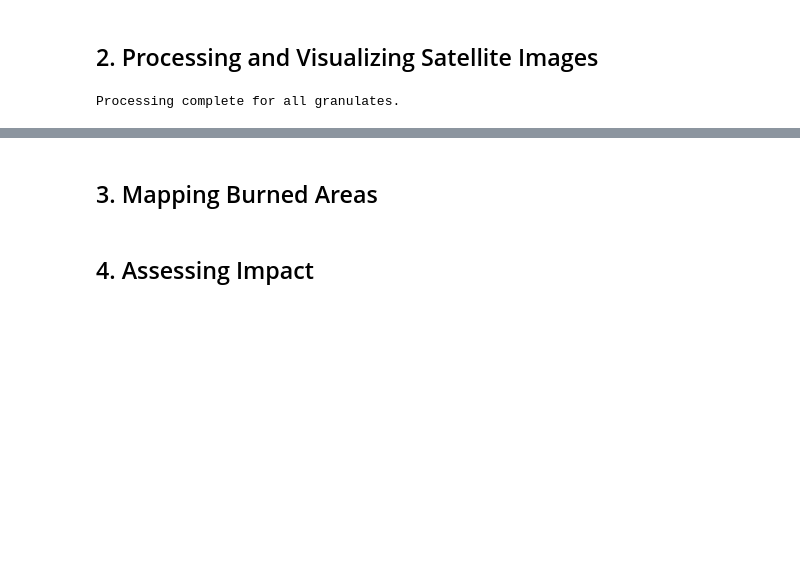
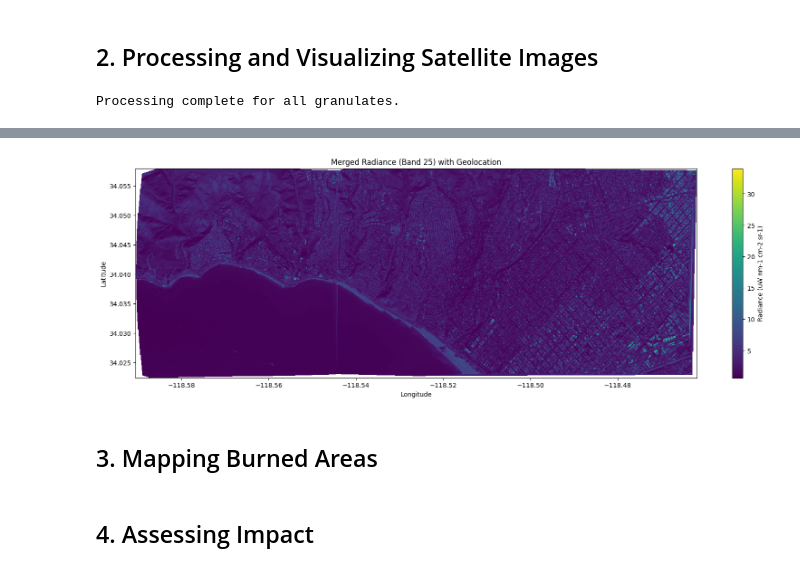
Before and after one commit to DavidFonsecaG/palisades-fire-mapping-aviris-viirs, a Jupyter notebook: notebooks/mapping_wildfires.ipynb, the cells around one changed output, grey strips where cells are left out. Drawn from its saved outputs; the diff is of its cells as text; code cells hidden in the pictures; blank space fills up the shorter version.

```diff
--- a/notebooks/mapping_wildfires.ipynb
+++ b/notebooks/mapping_wildfires.ipynb
@@ -102,3 +170,62 @@ with h5py.File(file_path, 'r') as f:
+# %%
+import h5py
+import numpy as np
+import matplotlib.pyplot as plt
+from scipy.interpolate import griddata
+
+# Paths to the granules
+file_path_1 = "../data/granulate_files/AV320250116t193840_004_L1B_RDN_3f4aef90_RDN.nc"
+file_path_2 = "../data/granulate_files/AV320250116t193840_005_L1B_RDN_3f4aef90_RDN.nc"
+
+# Open the files and read data
+with h5py.File(file_path_1, 'r') as f1, h5py.File(file_path_2, 'r') as f2:
+    # Radiance data
+    radiance_1 = f1['radiance']['radiance'][25, :, :]
+    radiance_2 = f2['radiance']['radiance'][25, :, :]
+
+    # Latitude and longitude data
+    lat_1 = f1['lat'][:]
+    lon_1 = f1['lon'][:]
+    lat_2 = f2['lat'][:]
+    lon_2 = f2['lon'][:]
+
+    # Flatten the arrays for interpolation
+    points_1 = np.array([lon_1.flatten(), lat_1.flatten()]).T
+    points_2 = np.array([lon_2.flatten(), lat_2.flatten()]).T
+
+    # Combine radiance and geolocation data
+    radiance_1_flat = radiance_1.flatten()
+    radiance_2_flat = radiance_2.flatten()
+
+    # Define a common grid based on the min/max lat/lon
+    lon_min = min(lon_1.min(), lon_2.min())
+    lon_max = max(lon_1.max(), lon_2.max())
+    lat_min = min(lat_1.min(), lat_2.min())
+    lat_max = max(lat_1.max(), lat_2.max())
+
+    # Define resolution for the grid
+    num_points = 1000
+    grid_lon = np.linspace(lon_min, lon_max, num_points)
+    grid_lat = np.linspace(lat_min, lat_max, num_points)
+    grid_lon, grid_lat = np.meshgrid(grid_lon, grid_lat)
+
+    # Interpolate both granules to the common grid
+    merged_radiance_1 = griddata(points_1, radiance_1_flat, (grid_lon, grid_lat), method='linear')
+    merged_radiance_2 = griddata(points_2, radiance_2_flat, (grid_lon, grid_lat), method='linear')
+
+    # Merge the two granules by averaging overlapping regions
+    merged_radiance = np.nanmean(np.array([merged_radiance_1, merged_radiance_2]), axis=0)
+
+# Plot the merged granules
+plt.figure(figsize=(20, 6))
+plt.pcolormesh(grid_lon, grid_lat, merged_radiance, shading='auto', cmap='viridis')
+plt.colorbar(label='Radiance (uW nm-1 cm-2 sr-1)')
+plt.title('Merged Radiance (Band 25) with Geolocation')
+plt.xlabel('Longitude')
+plt.ylabel('Latitude')
+plt.show()
+# %% [output]
+[figure, added]
 # %% [markdown]
 ## 3. Mapping Burned Areas
 # %%
```
Also changed, not shown: parts of 5 cells of this notebook, 1 other file.
